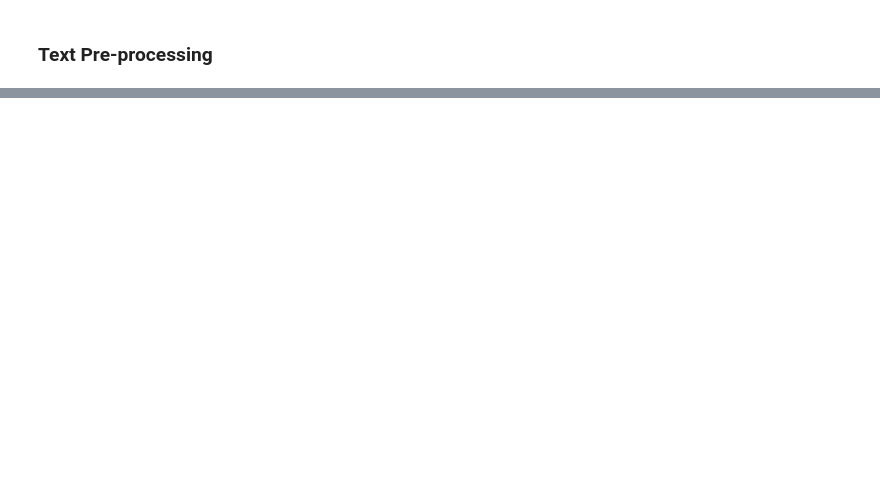
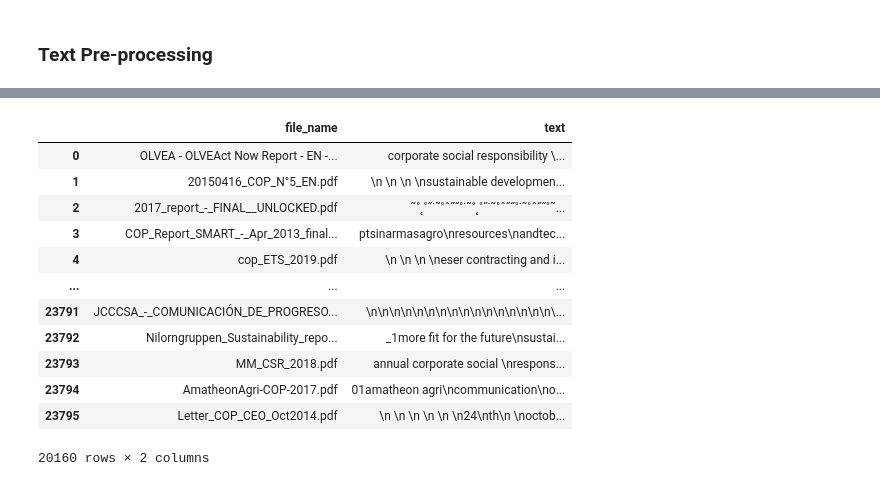
Before and after one commit to ohikendoit/CBi-MRC-Analytics, a Jupyter notebook: src/NER/dataframe.ipynb, the cells around one changed output, grey strips where cells are left out. Saved outputs shown, nothing was run; the diff lists cells and outputs as text; code cells hidden in the pictures; blank space fills up the shorter version.

```diff
--- a/src/NER/dataframe.ipynb
+++ b/src/NER/dataframe.ipynb
@@ -82,3 +81,19 @@ df_extracted
+# %%
+df_extracted
+# %% [output]
+|  | file_name | text |
+| 0 | OLVEA - OLVEAct Now Report - EN -... | corporate social responsibility \... |
+| 1 | 20150416_COP_N°5_EN.pdf | \n \n \n \nsustainable developmen... |
+| 2 | 2017_report_-_FINAL__UNLOCKED.pdf | ˜˚˛˚˝˙˜˚ˆ˝˝˚˙˜˚˛˚˝˙˜˚ˆ˝˝˚˙˜˚ˆ˝˝˚˜... |
+| 3 | COP_Report_SMART_-_Apr_2013_final... | ptsinarmasagro\nresources\nandtec... |
+| 4 | cop_ETS_2019.pdf | \n \n \n \neser contracting and i... |
+| ... | ... | ... |
+| 23791 | JCCCSA_-_COMUNICACIÓN_DE_PROGRESO... | \n\n\n\n\n\n\n\n\n\n\n\n\n\n\n\n\... |
+| 23792 | Nilorngruppen_Sustainability_repo... | _1more fit for the future\nsustai... |
+| 23793 | MM_CSR_2018.pdf | annual corporate social \nrespons... |
+| 23794 | AmatheonAgri-COP-2017.pdf | 01amatheon agri\ncommunication\no... |
+| 23795 | Letter_COP_CEO_Oct2014.pdf | \n \n \n \n \n \n24\nth\n \noctob... |
+20160 rows × 2 columns
 # %%
 # replace special special character
 df_extracted['text'] = df_extracted['text'].str.replace("\n"," ").replace("\t"," ").replace("\x0c"," ").replace(".",". ").replace(',',"").replace("\r\n"," ")
```
Also changed, not shown: parts of 14 cells of this notebook, 6 other files.
